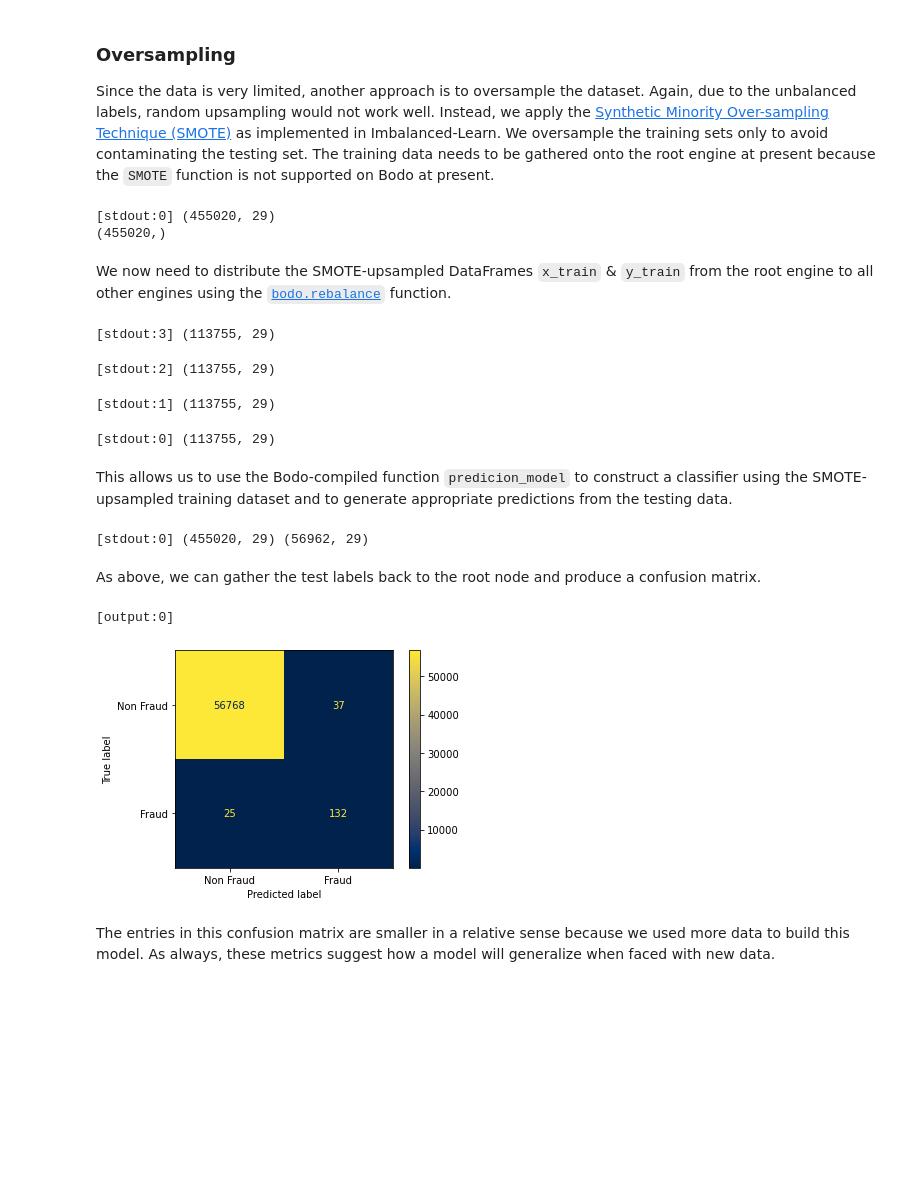
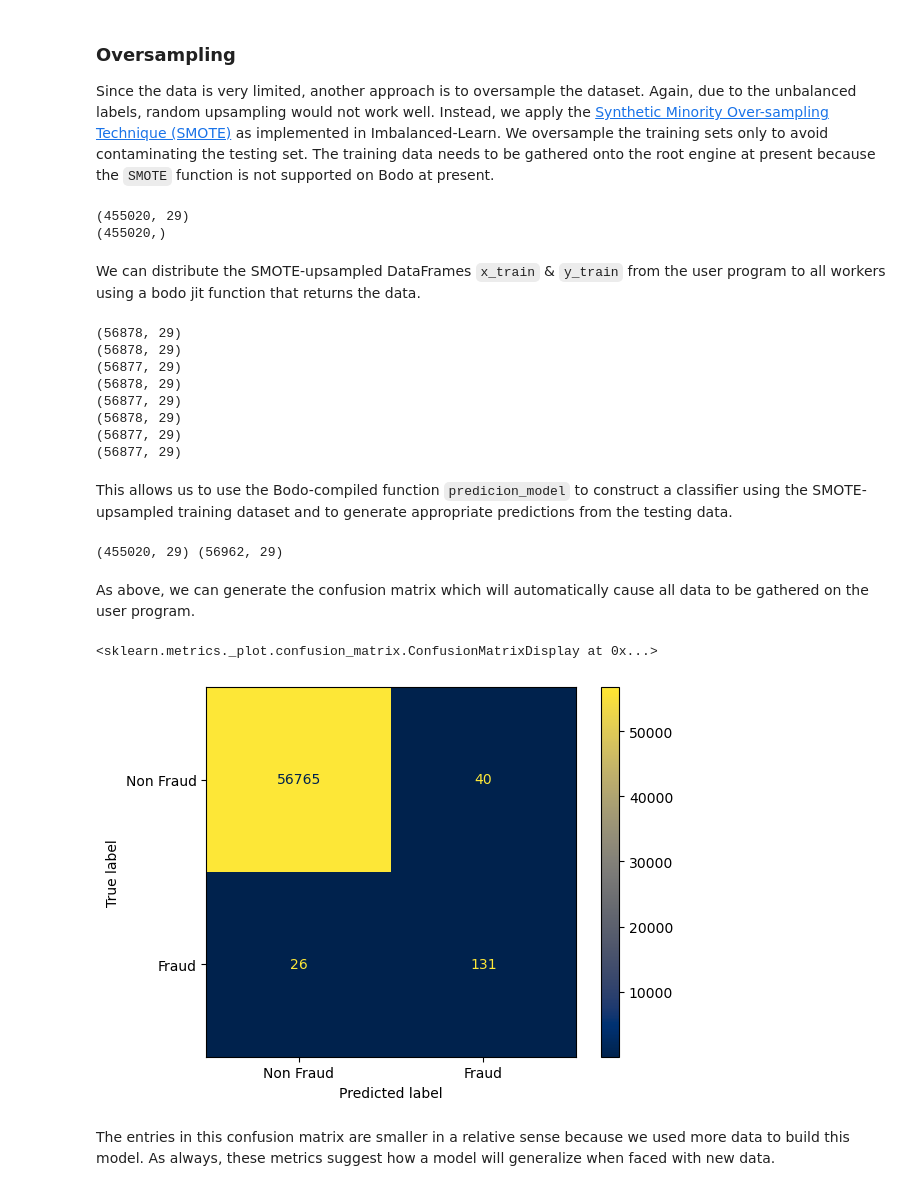
Before and after one commit to bodo-ai/Bodo-examples, a Jupyter notebook: 04-ML-at-Scale/1-Finanical-credit-card-fraud.ipynb, the cells around one changed output. Cells and saved outputs as stored; diff of their text form; code cells hidden in the pictures; blank space fills up the shorter version.

Commit message:
update outputs

```diff
--- a/04-ML-at-Scale/1-Finanical-credit-card-fraud.ipynb
+++ b/04-ML-at-Scale/1-Finanical-credit-card-fraud.ipynb
@@ -232,11 +218,8 @@ def prediction_model(x_train, x_test, y_train, y_test):
     print(x_train.shape, x_test.shape)
 
     model = RandomForestClassifier()
-    #model = LogisticRegression()
     model.fit(x_train, y_train)
     preds = model.predict(x_test)
-
-    preds = bodo.gatherv(preds, root=0)
 
     return preds
 
@@ -293,8 +267,6 @@ From these results, the model appears to be able to correctly classify records w
 Since the data is very limited, another approach is to oversample the dataset. Again, due to the unbalanced labels, random upsampling would not work well. Instead, we apply the [Synthetic Minority Over-sampling Technique (SMOTE)](https://dl.acm.org/doi/10.5555/1622407.1622416) as implemented in Imbalanced-Learn. We oversample the training sets only to avoid contaminating the testing set. The training data needs to be gathered onto the root engine at present because the `SMOTE` function is not supported on Bodo at present.
 # %%
 x_train, x_test, y_train, y_test = data_preparation(records)
-x_train = gatter_rank(x_train)
-y_train = gatter_rank(y_train)
 
 sm = SMOTE(
     #sampling_strategy={0: 1_000_000, 1: 1_000_000}
@@ -304,38 +276,44 @@ x_train, y_train = sm.fit_resample(x_train, y_train)
 print(x_train.shape)
 print(y_train.shape)
 # %% [output]
-[stdout:0] (455020, 29)
+(455020, 29)
 (455020,)
 # %% [markdown]
-We now need to distribute the SMOTE-upsampled DataFrames `x_train` & `y_train` from the root engine to all other engines using the [`bodo.rebalance`](https://docs.bodo.ai/2022.1/api_docs/bodo_parallel_apis/#bodorebalance) function.
+We can distribute the SMOTE-upsampled DataFrames `x_train` & `y_train` from the user program to all workers using a bodo jit function that returns the data.
 # %%
-x_train = bodo.rebalance(x_train, parallel=True)
-y_train = bodo.rebalance(y_train, parallel=True)
+@bodo.jit(spawn=True)
+def get_data_distributed(x_train, y_train):
+    # get the size of the data on each worker program has
+    with bodo.no_warning_objmode():
+        print(x_train.shape)
+    return x_train, y_train
 
-print(x_train.shape)
+x_train, y_train = get_data_distributed(x_train, y_train)
 # %% [output]
-[stdout:3] (113755, 29)
+(56878, 29)
+(56878, 29)
+(56877, 29)
+(56878, 29)
+(56877, 29)
+(56878, 29)
+(56877, 29)
+(56877, 29)
-[stdout:2] (113755, 29)
-[stdout:1] (113755, 29)
-[stdout:0] (113755, 29)
 # %% [markdown]
 This allows us to use the Bodo-compiled function `predicion_model` to construct a classifier using the SMOTE-upsampled training dataset and to generate appropriate predictions from the testing data.
 # %%
 preds = prediction_model(x_train, x_test, y_train, y_test)
 # %% [output]
-[stdout:0] (455020, 29) (56962, 29)
+(455020, 29) (56962, 29)
 # %% [markdown]
-As above, we can gather the test labels back to the root node and produce a confusion matrix.
+As above, we can generate the confusion matrix which will automatically cause all data to be gathered on the user program.
 # %%
-y_test = gatter_rank(y_test)
-
 ConfusionMatrixDisplay.from_predictions(
     y_test, preds,
     display_labels=['Non Fraud', 'Fraud'],
     cmap='cividis'
     )
 # %% [output]
-[output:0]
+<sklearn.metrics._plot.confusion_matrix.ConfusionMatrixDisplay at 0x...>
-[figure, old version]
+[figure, new version]
 # %% [markdown]
 The entries in this confusion matrix are smaller in a relative sense because we used more data to build this model. As always, these metrics suggest how a model will generalize when faced with new data.
```
Also changed, not shown: parts of 13 cells of this notebook, 21 other files.
